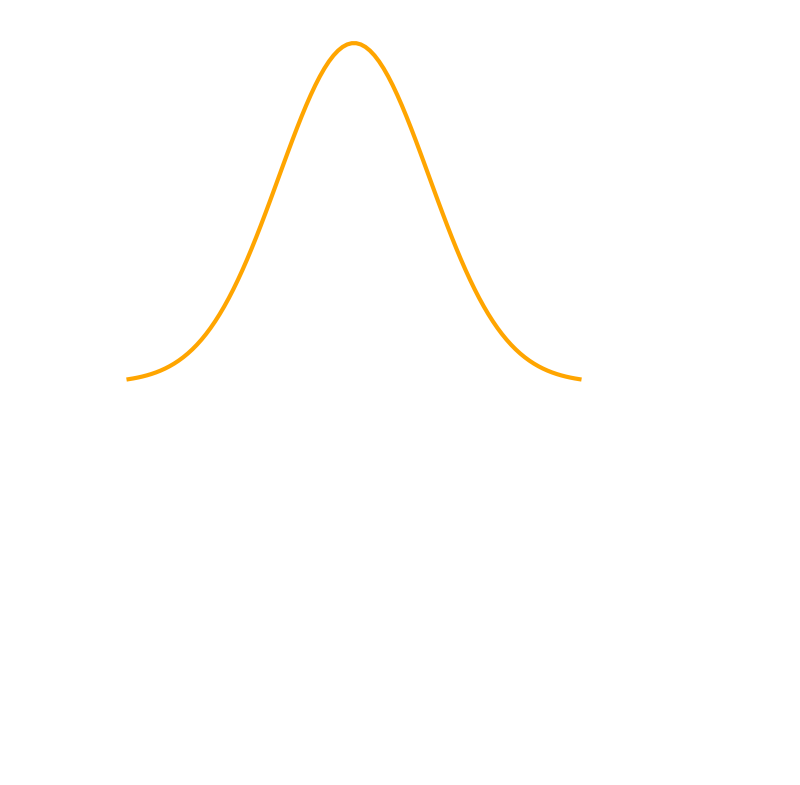
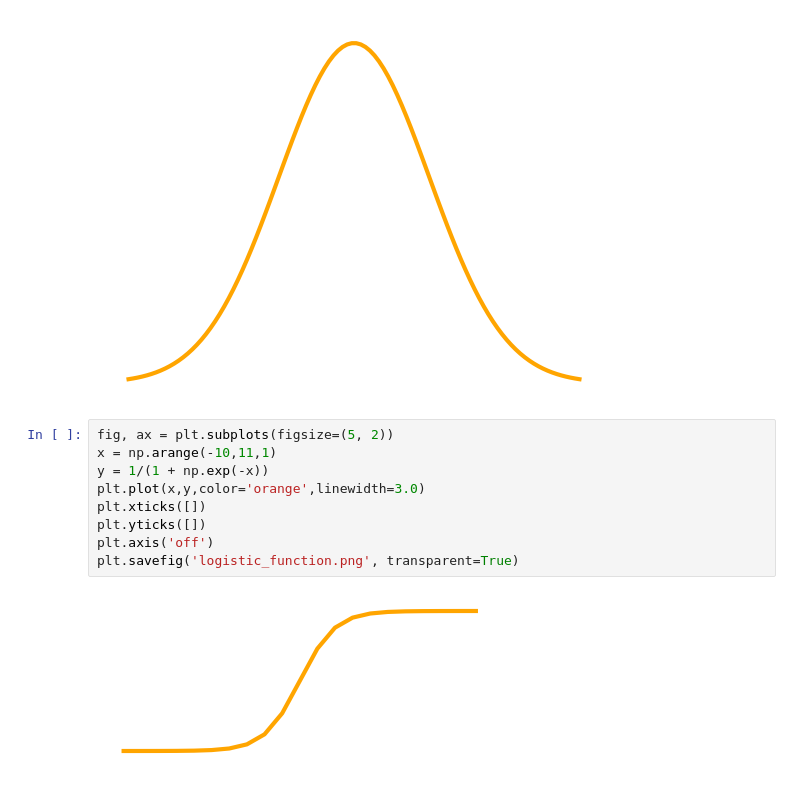
Before and after one commit to froukje/datamapu, a Jupyter notebook: notebooks/plots.ipynb, the cells around one changed output. Cells and saved outputs as stored; diff of their text form; blank space fills up the shorter version.

```diff
--- a/notebooks/plots.ipynb
+++ b/notebooks/plots.ipynb
@@ -30,3 +30,14 @@ plt.axis('off')
 plt.savefig('normal_distribution.png', transparent=True)
 # %% [output]
 [figure]
+# %%
+fig, ax = plt.subplots(figsize=(5, 2))
+x = np.arange(-10,11,1)
+y = 1/(1 + np.exp(-x))
+plt.plot(x,y,color='orange',linewidth=3.0)
+plt.xticks([])
+plt.yticks([])
+plt.axis('off')
+plt.savefig('logistic_function.png', transparent=True)
+# %% [output]
+[figure, added]
```
Also changed, not shown: parts of 4 cells of this notebook, 16 other files.
